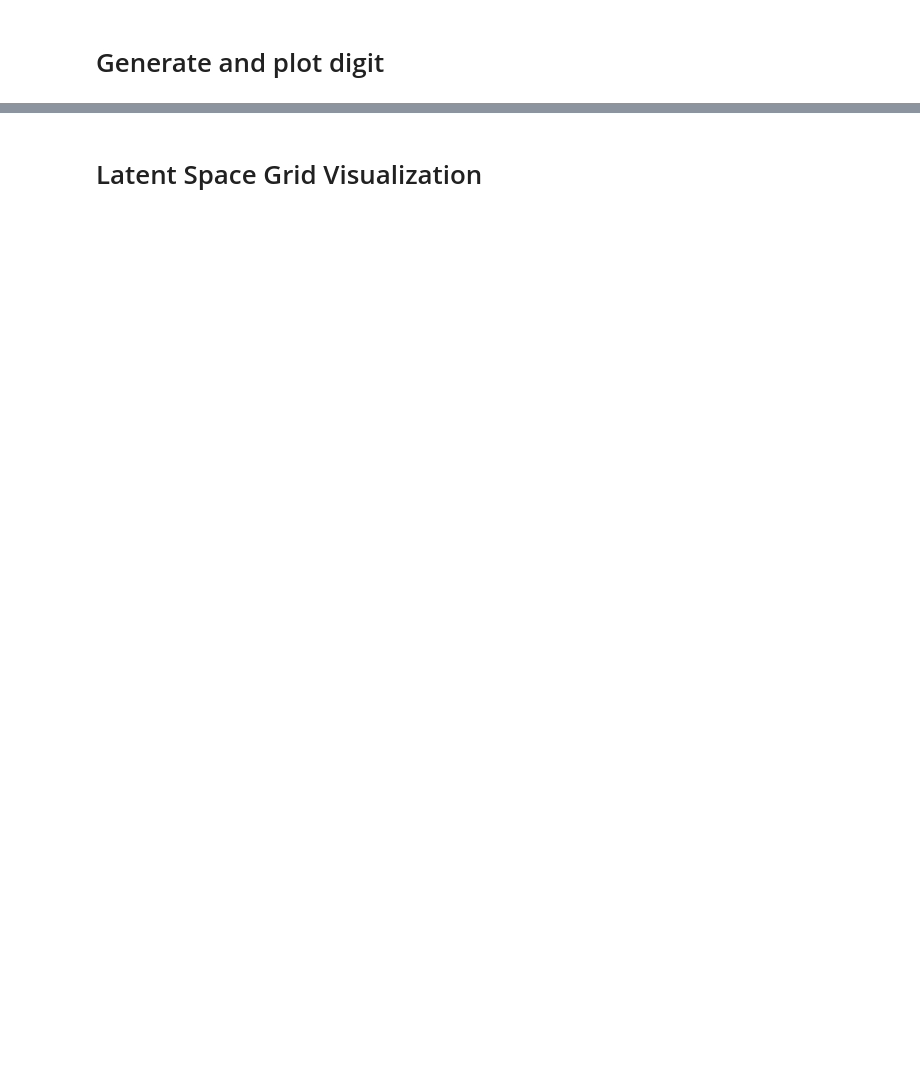
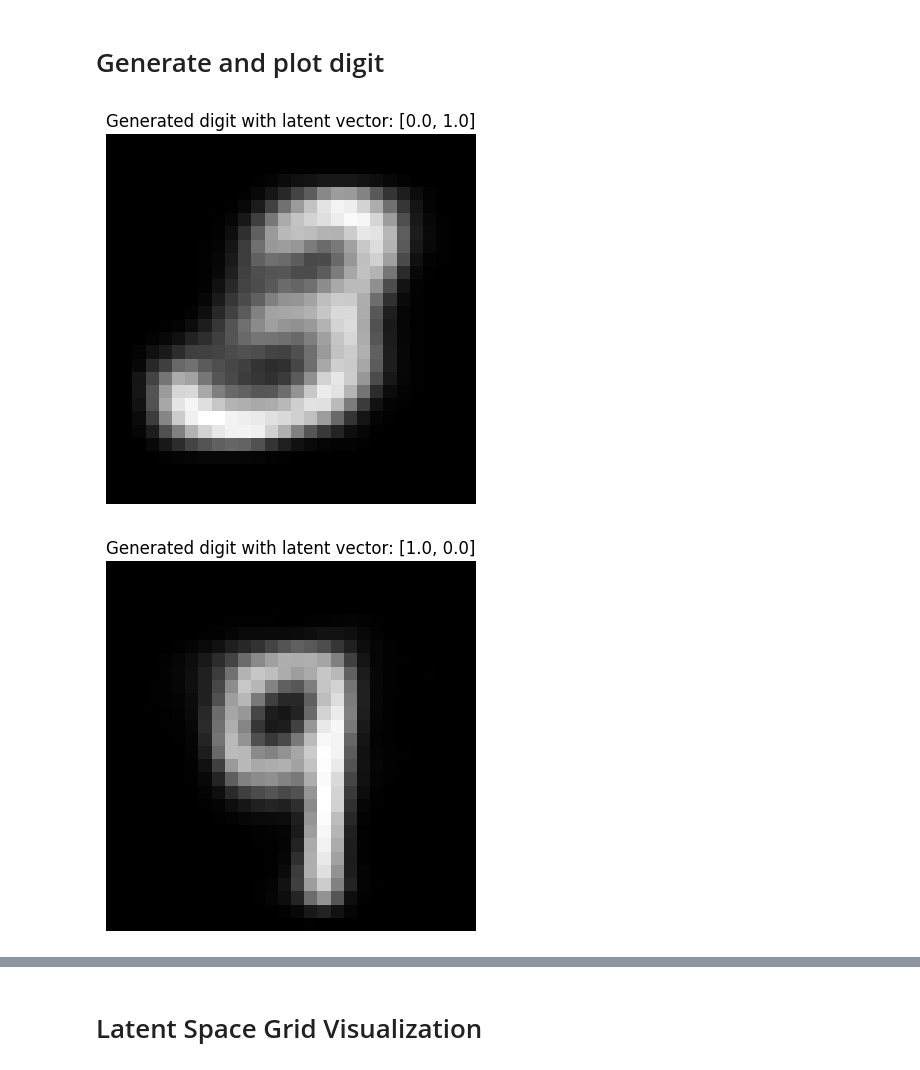
Before and after one commit to RaneemIbra/DeepLearning_NLP, a Jupyter notebook: DL/HW3_PT2_212920896_212245096.ipynb, the cells around one changed output, grey strips where cells are left out. Drawn from its saved outputs; the diff is of its cells as text; code cells hidden in the pictures; blank space fills up the shorter version.

```diff
--- a/DL/HW3_PT2_212920896_212245096.ipynb
+++ b/DL/HW3_PT2_212920896_212245096.ipynb
@@ -81,24 +122,39 @@ def loss_function(x, x_hat, mean, log_var):
+# %%
+def loss_function(x, x_hat, mean, log_var):
+    eps = 1e-8
+    BCE = - torch.sum(x * torch.log(x_hat + eps) + (1 - x) * torch.log(1 - x_hat + eps))
+    KLD = -0.5 * torch.sum(1 + log_var - mean.pow(2) - torch.exp(log_var))
+    return BCE + KLD
 # %% [markdown]
 # Training Loop
 # %%
-def train(model, optimizer, epochs, device, x_dim=784): # Modify, add the evaluation step after each 10 epochs
+def train(model, optimizer, epochs, device, x_dim=784):
     model.train()
     for epoch in range(epochs):
         overall_loss = 0
         for batch_idx, (x, _) in enumerate(train_loader):
-            x = x.view(batch_size, x_dim).to(device)
+            x = x.view(x.size(0), x_dim).to(device)
 
             optimizer.zero_grad()
-
             x_hat, mean, log_var = model(x)
             loss = loss_function(x, x_hat, mean, log_var)
-
             overall_loss += loss.item()
-
             loss.backward()
             optimizer.step()
 
-        print("\tEpoch", epoch + 1, "\tAverage Loss: ", overall_loss/(batch_idx*batch_size))
+        print("\tEpoch", epoch + 1, "\tAverage Loss: ", overall_loss/((batch_idx+1)*x.size(0)))
+
+        if (epoch + 1) % 10 == 0:
+            model.eval()
+            with torch.no_grad():
+                z = torch.zeros(2).to(device)
+                sample = model.decoder(z).cpu().view(28,28)
+            plt.imshow(sample, cmap='gray')
+            plt.title(f"Sample reconstruction at epoch {epoch+1}")
+            plt.axis('off')
+            plt.show()
+            model.train()
+
     return overall_loss
 # %%
 train(model, optimizer, epochs=50, device=device)
@@ -113,2 +220,22 @@ def generate_digit(mean, var):
+# %%
+def generate_digit(mean, var):
+    latent = torch.tensor([mean, var]).to(device)
+    with torch.no_grad():
+        model.eval()
+        digit = model.decoder(latent).cpu().view(28, 28)
+    def plot_digit():
+        plt.imshow(digit, cmap="gray")
+        plt.title(f"Generated digit with latent vector: [{mean}, {var}]")
+        plt.axis('off')
+        plt.show()
+    return plot_digit
+# %%
+gen1 = generate_digit(0.0, 1.0)
+gen2 = generate_digit(1.0, 0.0)
+gen1()
+gen2()
+# %% [output]
+[figure, added]
+[figure, added]
 # %%
 generate_digit(0.0, 1.0), generate_digit(1.0, 0.0)
```
Also changed, not shown: parts of 18 cells of this notebook, 1 other file.
